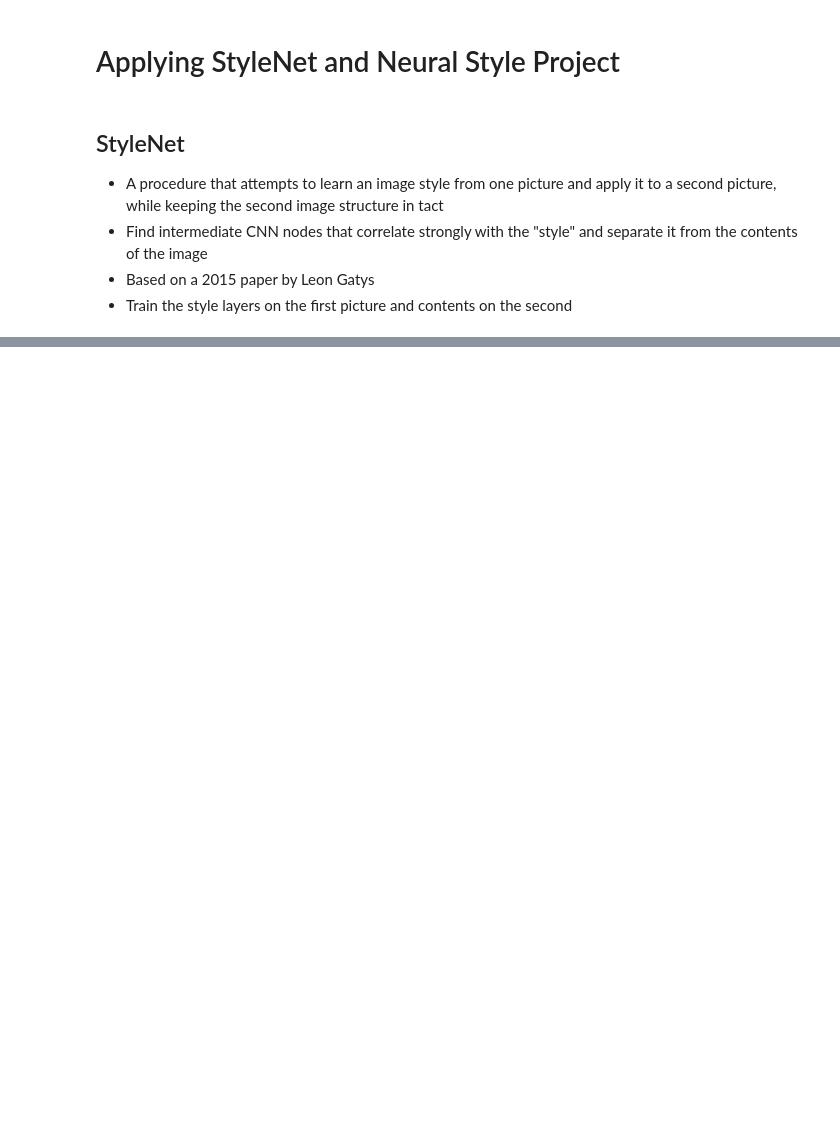
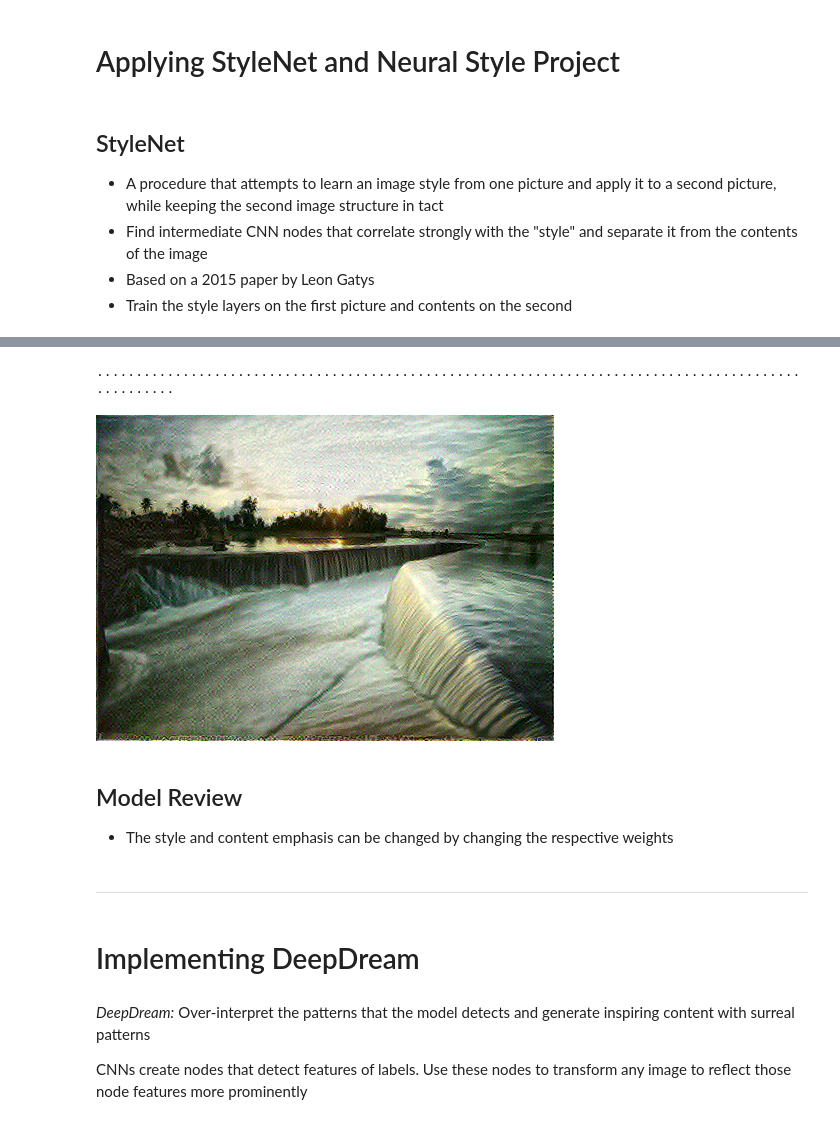
Before and after one commit to minimartzz/tensorflow-cookbook, a Jupyter notebook: ch8 convolutional nn/other_architectures.ipynb, the cells around one changed output, grey strips where cells are left out. Saved outputs shown, nothing was run; the diff lists cells and outputs as text; code cells hidden in the pictures; blank space fills up the shorter version.

Commit message:
Update: Completed StyleNet, moving onto DeepDream

```diff
--- a/ch8 convolutional nn/other_architectures.ipynb
+++ b/ch8 convolutional nn/other_architectures.ipynb
@@ -48,0 +174,57 @@ style_image = resize(style_image, target_shape)
+# %%
+def style_content_loss(outputs):
+  style_outputs = outputs['style']
+  content_outputs = outputs['content']
+  style_loss = tf.add_n([tf.reduce_mean((style_outputs[name]-style_targets[name])**2)
+                           for name in style_outputs.keys()])
+  style_loss *= style_weight / num_style_layers
+
+  content_loss = tf.add_n([tf.reduce_mean((content_outputs[name]-content_targets[name])**2)
+                            for name in content_outputs.keys()])
+  content_loss *= content_weight / num_content_layers
+  loss = style_loss + content_loss
+  return loss
+# %%
+def clip_0_1(image):
+  return tf.clip_by_value(image, clip_value_min=0.0, clip_value_max=1.0)
+
+def tensor_to_image(tensor):
+  tensor = tensor * 255
+  tensor = np.array(tensor, dtype=np.uint8)
+  if np.ndim(tensor) > 3:
+    assert tensor.shape[0] == 1
+    tensor = tensor[0]
+  return PIL.Image.fromarray(tensor)
+# %%
+generations = 100
+
+image = tf.Variable(content_image)
+
+for generation in range(generations):
+
+  with tf.GradientTape() as tape:
+    outputs = extractor(image)
+    loss = style_content_loss(outputs)
+
+  grad = tape.gradient(loss, image)
+  opt.apply_gradients([( grad, image )])
+  image.assign(clip_0_1(image))
+
+  print(".", end='')
+
+display.display(tensor_to_image(image))
+# %% [output]
+....................................................................................................
+[figure, added]
+# %% [markdown]
+## Model Review
+
+* The style and content emphasis can be changed by changing the respective weights
+# %% [markdown]
+---
+# %% [markdown]
+# Implementing DeepDream
+# %% [markdown]
+_DeepDream:_ Over-interpret the patterns that the model detects and generate inspiring content with surreal patterns
+
+CNNs create nodes that detect features of labels. Use these nodes to transform any image to reflect those node features more prominently
```
Also changed, not shown: parts of 21 cells of this notebook.
